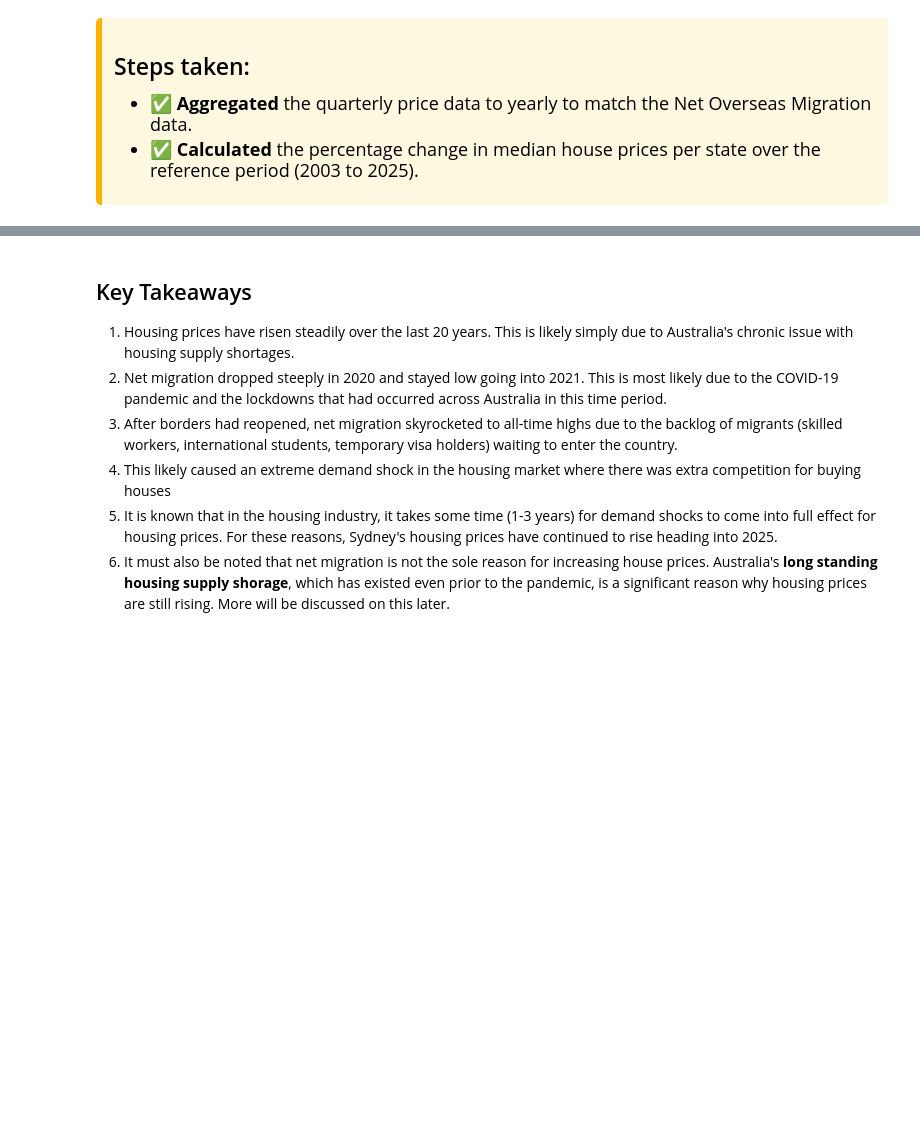
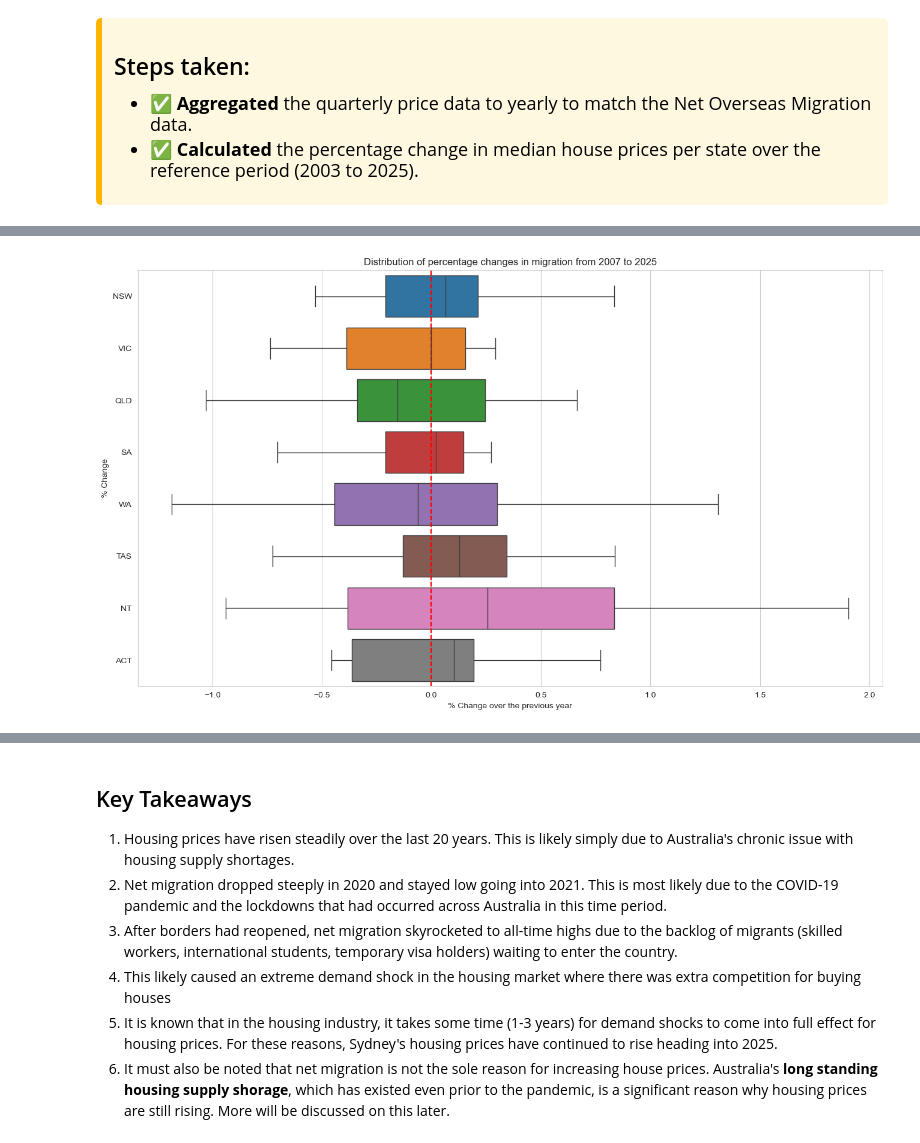
Before and after one commit to aydinkhan2005/Investigating-Factors-Affecting-Housing-in-Australia, a Jupyter notebook: notebooks/EDA_A.ipynb, the cells around one changed output, grey strips where cells are left out. Saved outputs shown, nothing was run; the diff lists cells and outputs as text; code cells hidden in the pictures; blank space fills up the shorter version.

```diff
--- a/notebooks/EDA_A.ipynb
+++ b/notebooks/EDA_A.ipynb
@@ -475,0 +580,12 @@ pct_price_changes_by_year = pct_price_changes_by_year.loc[pct_price_changes_by_y
+# %%
+fig2, axes2 = plt.subplots(figsize=(16, 9))
+sns.boxplot(data=pct_migration_changes, showfliers=False, orient='h', ax=axes2)
+axes2.set_xlabel('% Change over the previous year')
+axes2.set_title('Distribution of percentage changes in migration from 2007 to 2025')
+axes2.set_ylabel('% Change')
+
+# add a reference line at 0% to easily compare migration of each state to the baseline
+plt.axvline(x=0, color='red', linestyle='--')
+plt.show()
+# %% [output]
+[figure, added]
```
Also changed, not shown: parts of 28 cells of this notebook, 3 other files.
